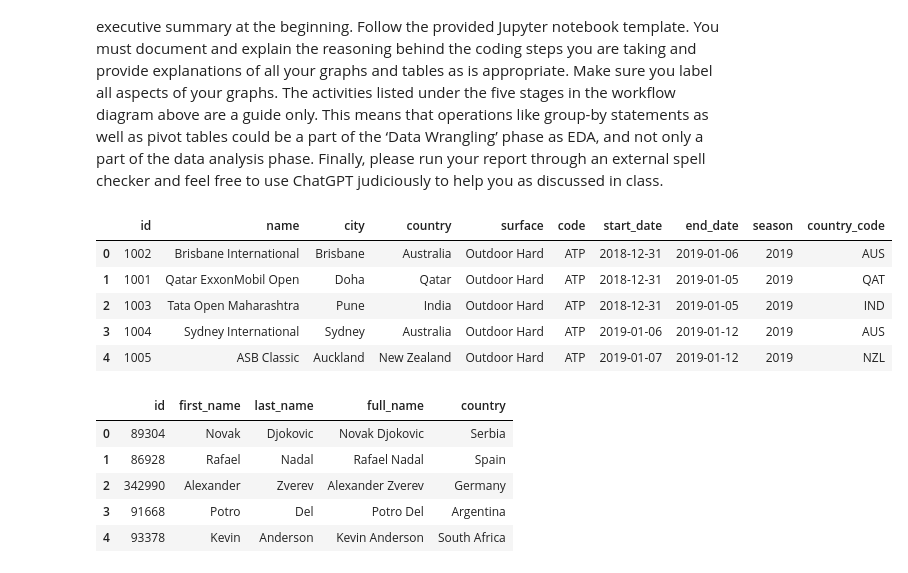
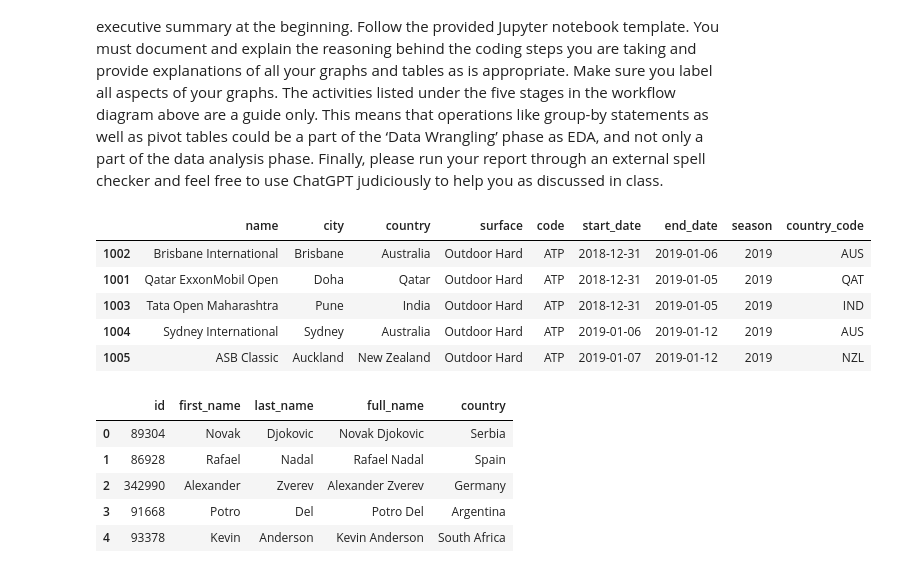
Before and after one commit to mmmcustard/analytics158739, a Jupyter notebook: 158739Assignment4.ipynb, the cells around one changed output. Drawn from its saved outputs; the diff is of its cells as text; code cells hidden in the pictures.

```diff
--- a/158739Assignment4.ipynb
+++ b/158739Assignment4.ipynb
@@ -100,58 +124,63 @@ headers = {
 # %%
 # ATP tornaments
+# Run sparingly as we only have 250 API calls to rapidapi.com every month.
 
 atp_base_url = "https://tennis-live-data.p.rapidapi.com/tournaments/ATP/"
 
-atp_results_dfs = []
+atp_tornaments_dfs = []
 
-for year in range(datetime.now().year - 4, datetime.now().year):
+for year in range(datetime.datetime.now().year - 4, datetime.datetime.now().year):
     endpoint = atp_base_url + str(year)
     response = requests.get(endpoint, headers=headers)
 
     if response.status_code == 200:
         data = response.json()
         df = pd.DataFrame(data['results'])
-        atp_results_dfs.append(df)
+        df.set_index('id', inplace=True)
+        atp_tornaments_dfs.append(df)
     else:
         print("Error occurred for year", year, ":", response.status_code)
 
-atp_results = pd.concat(atp_results_dfs, ignore_index=True)
+atp_tornaments = pd.concat(atp_tornaments_dfs)
+atp_tornaments.to_csv('atp_tornaments.csv')
 
-# print(atp_results)
+#print(atp_tornaments)
 # %%
 # WTA tornaments
+# Run sparingly as we only have 250 API calls to rapidapi.com every month.
 
 wta_base_url = "https://tennis-live-data.p.rapidapi.com/tournaments/WTA/"
 
-wta_results_dfs = []
+wta_tornaments_dfs = []
 
-for year in range(datetime.now().year - 4, datetime.now().year):
+for year in range(datetime.datetime.now().year - 4, datetime.datetime.now().year):
     endpoint = wta_base_url + str(year)
     response = requests.get(endpoint, headers=headers)
 
     if response.status_code == 200:
         data = response.json()
         df = pd.DataFrame(data['results'])
-        wta_results_dfs.append(df)
+        df.set_index('id', inplace=True)
+        wta_tornaments_dfs.append(df)
     else:
         print("Error occurred for year", year, ":", response.status_code)
 
-wta_results = pd.concat(wta_results_dfs, ignore_index=True)
-
-# print(wta_results)
+wta_tornaments = pd.concat(wta_tornaments_dfs, ignore_index=True)
+wta_tornaments.to_csv('wta_tornaments.csv')
+# print(wta_tornaments)
 # %%
-# add all results into one dataframe
+# add all tornaments into one dataframe
 
-results = pd.concat([atp_results, wta_results], ignore_index=True)
-
-results.head()
+tornaments = pd.concat([atp_tornaments, wta_tornaments])
+tornaments.to_csv('tornaments.csv')
+tornaments.head()
 # %% [output]
-|  | id | name | city | country | surface | code | start_date | end_date | season | country_code |
-| 0 | 1002 | Brisbane International | Brisbane | Australia | Outdoor Hard | ATP | 2018-12-31 | 2019-01-06 | 2019 | AUS |
-| 1 | 1001 | Qatar ExxonMobil Open | Doha | Qatar | Outdoor Hard | ATP | 2018-12-31 | 2019-01-05 | 2019 | QAT |
-| 2 | 1003 | Tata Open Maharashtra | Pune | India | Outdoor Hard | ATP | 2018-12-31 | 2019-01-05 | 2019 | IND |
-| 3 | 1004 | Sydney International | Sydney | Australia | Outdoor Hard | ATP | 2019-01-06 | 2019-01-12 | 2019 | AUS |
-| 4 | 1005 | ASB Classic | Auckland | New Zealand | Outdoor Hard | ATP | 2019-01-07 | 2019-01-12 | 2019 | NZL |
+|  | name | city | country | surface | code | start_date | end_date | season | country_code |
+| 1002 | Brisbane International | Brisbane | Australia | Outdoor Hard | ATP | 2018-12-31 | 2019-01-06 | 2019 | AUS |
+| 1001 | Qatar ExxonMobil Open | Doha | Qatar | Outdoor Hard | ATP | 2018-12-31 | 2019-01-05 | 2019 | QAT |
+| 1003 | Tata Open Maharashtra | Pune | India | Outdoor Hard | ATP | 2018-12-31 | 2019-01-05 | 2019 | IND |
+| 1004 | Sydney International | Sydney | Australia | Outdoor Hard | ATP | 2019-01-06 | 2019-01-12 | 2019 | AUS |
+| 1005 | ASB Classic | Auckland | New Zealand | Outdoor Hard | ATP | 2019-01-07 | 2019-01-12 | 2019 | NZL |
 # %%
 # ATP players
 
```
Also changed, not shown: parts of 5 cells of this notebook, 3 other files.
